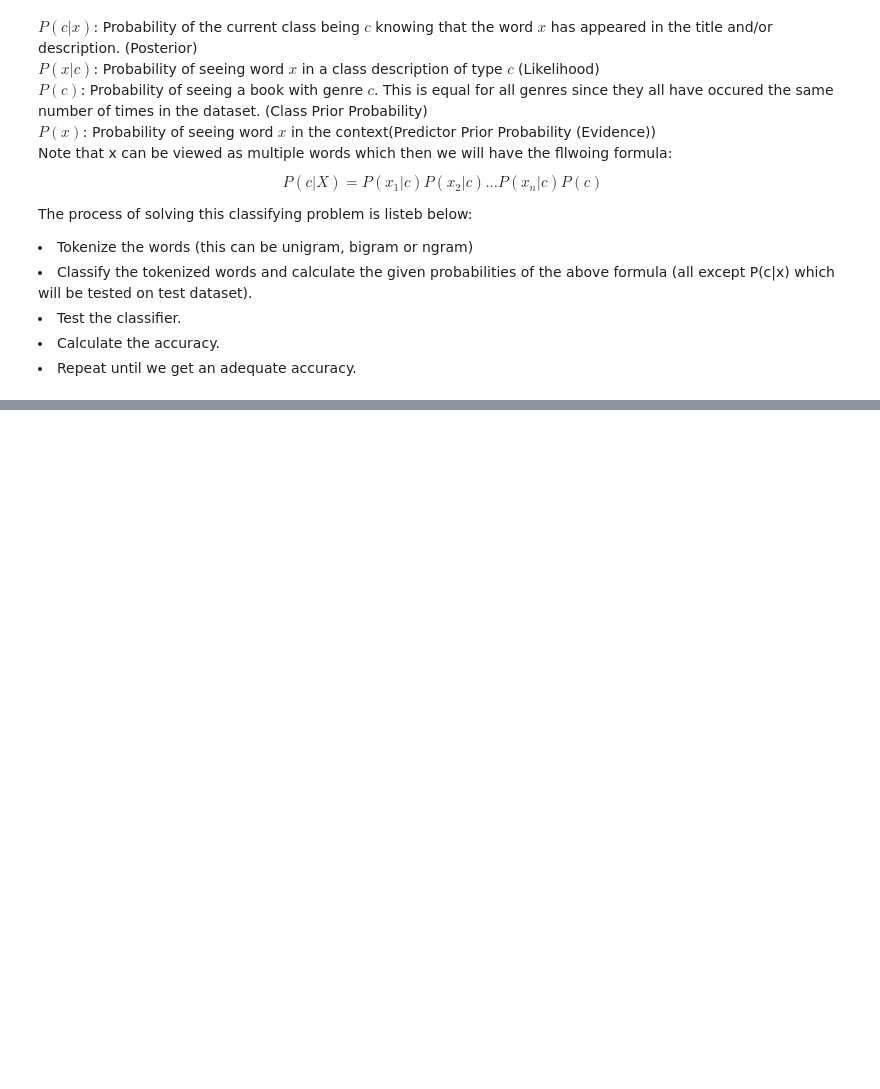
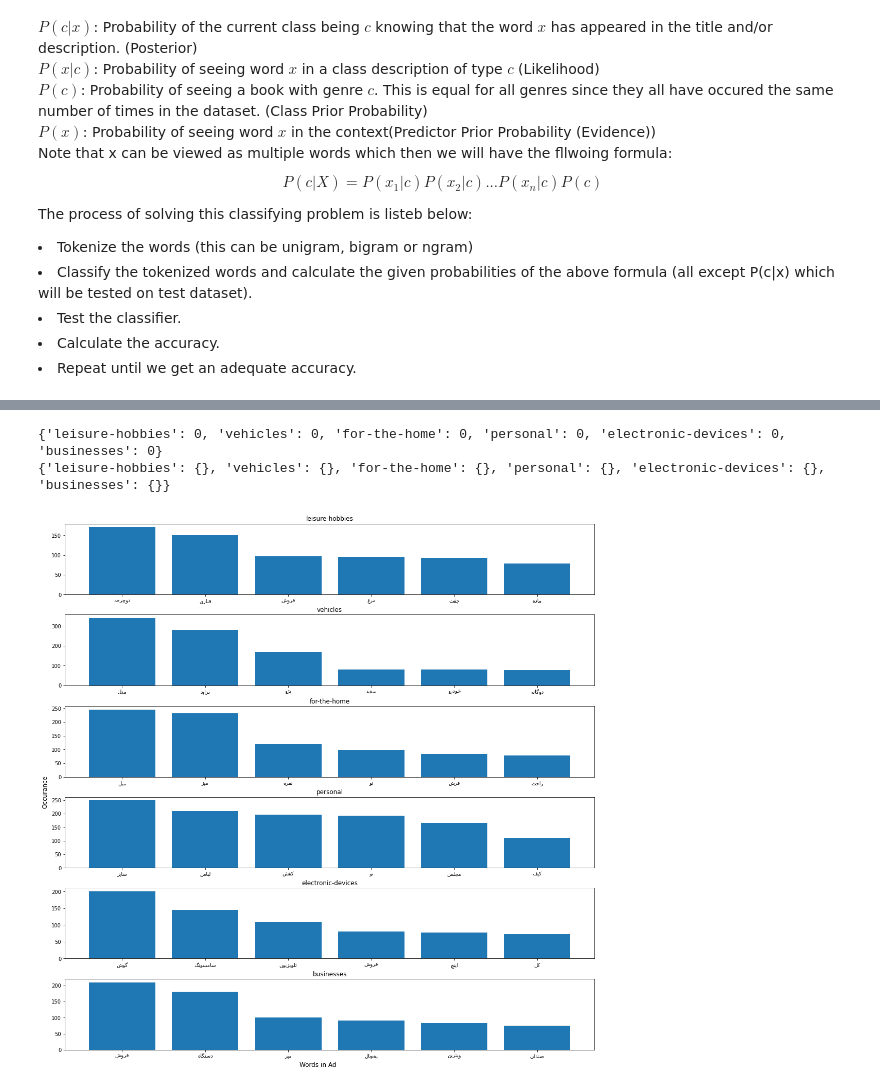
Before and after one commit to noushkia/Naive-Bayes-Classifier, a Jupyter notebook: AI_CA2_810198438.ipynb, the cells around one changed output, grey strips where cells are left out. Cells and saved outputs as stored; diff of their text form; code cells hidden in the pictures; blank space fills up the shorter version.

```diff
--- a/AI_CA2_810198438.ipynb
+++ b/AI_CA2_810198438.ipynb
@@ -113,9 +120,12 @@ print(lemmatizer.lemmatize(word_tokenize(df['title'][0])[1]))
 # %% [markdown]
 We need to save stop words so that they are ignored. Also, some characters need to e removed and the data needs to be cleaned.
 # %%
-with open('stop_words.txt', encoding="utf8") as stop_words:
-    ignore = [line.rstrip() for line in stop_words]
+stop_file = codecs.open('stop_words.txt', encoding='utf-8')
+stop_words = [lemmatizer.lemmatize(w) for w in stop_file.read().split('\n') if w]
 
-ignore = [x.strip() for x in ignore]
-ignore[20:50]
+stop_words.append('\r')
+stop_words.append('\n')
+
+stop_words = [x.strip() for x in stop_words]
+stop_words[20:50]
 # %% [output]
@@ -177,0 +214,38 @@ This example is extremly difficult! For this one, not only we need to check all
+# %%
+# Ngram is used to know how many consecutive words we need to check.
+# First we'll be only using title as our feature
+def count_words(ngrams=1, use=['title']):
+    # Total count of words in each category
+    cats_total = dict(zip(df['categories'].unique(), [0 for i in range(len(df['categories'].unique()))]))
+    print(cats_total)
+    # List of category dictionaries
+    cats_dict = dict(zip(df['categories'].unique(), [dict() for i in range(len(df['categories'].unique()))]))
+    print(cats_dict)
+
+    # Now, let's count the words...
+    for ngram in range(1, ngrams+1):
+        for index, row in df.iterrows(): # HOW CAN I MAKE THIS BETTER???
+            tokens = list(chain.from_iterable([(remove_stop_words(word_tokenize(row[col_name]))) for col_name in use]))
+            for i in range(len(tokens) - ngram+1):
+                words = [lemmatizer.lemmatize(token) for token in tokens[i:i+ngram]]
+                if (len(words) > 1):
+                    ngram_word = ' '.join(words)
+                else:
+                    ngram_word = words[0]
+                category = row['categories']
+                cats_dict[category][ngram_word] = cats_dict[category].get(ngram_word, 0) + 1
+                cats_total[category] += 1
+
+    for cat in df['categories'].unique():
+        cats_total[cat] -= cats_dict[cat]['.']
+        del cats_dict[cat]['.']
+
+    return cats_dict, cats_total
+# %%
+cats_dict, cats_total = count_words()
+# Finally, let's plot the  6 most frequent words in each category:
+plot_frequent_words(cats_dict, cats_total)
+# %% [output]
+{'leisure-hobbies': 0, 'vehicles': 0, 'for-the-home': 0, 'personal': 0, 'electronic-devices': 0, 'businesses': 0}
+{'leisure-hobbies': {}, 'vehicles': {}, 'for-the-home': {}, 'personal': {}, 'electronic-devices': {}, 'businesses': {}}
+[figure, added]
```
Also changed, not shown: parts of 33 cells of this notebook, 3 other files.
